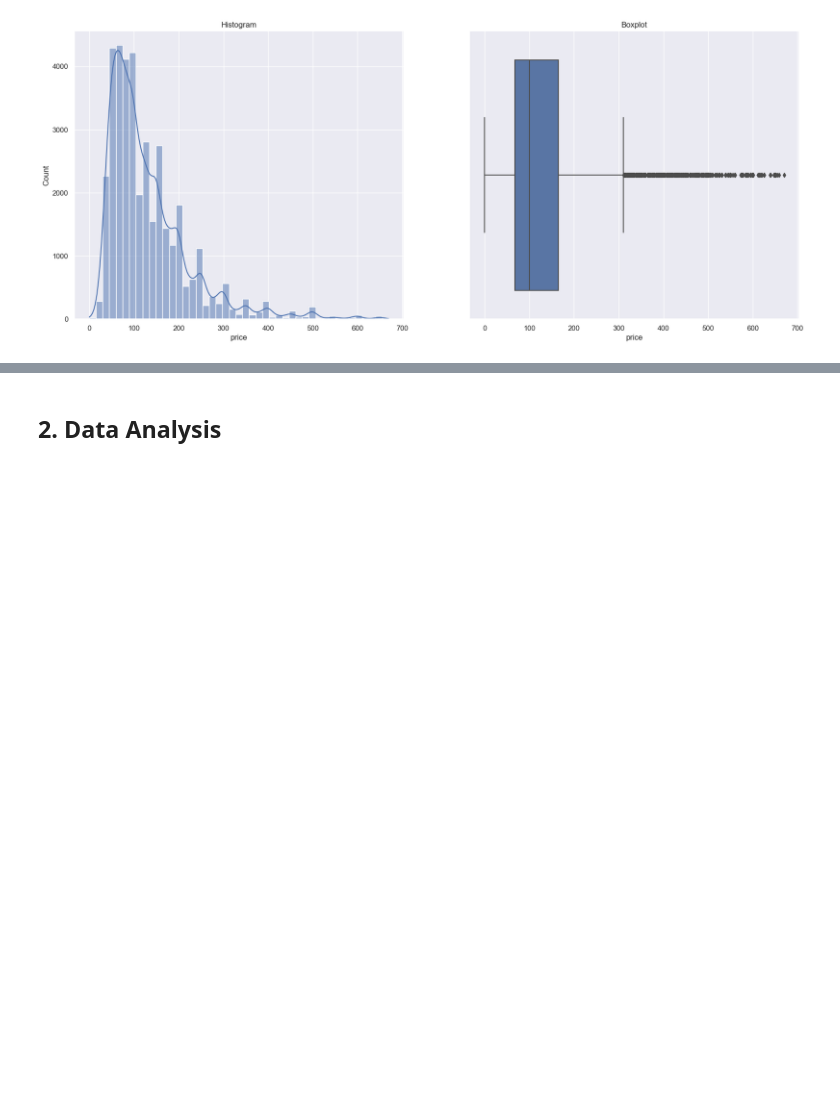
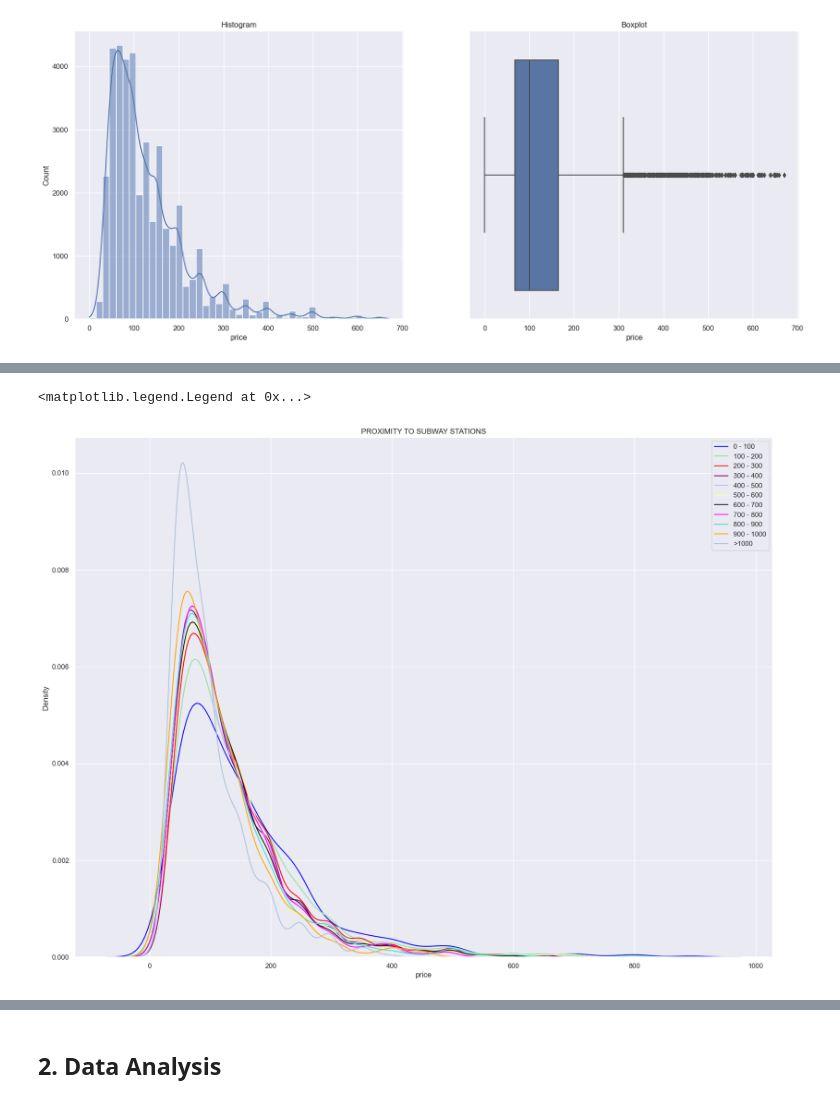
Before and after one commit to Plunksbar/VA-Final_Lab, a Jupyter notebook: data_exploration.ipynb, the cells around one changed output, grey strips where cells are left out. Cells and saved outputs as stored; diff of their text form; code cells hidden in the pictures; blank space fills up the shorter version.

```diff
--- a/data_exploration.ipynb
+++ b/data_exploration.ipynb
@@ -195,0 +388,18 @@ plt.show()
+# %%
+fig, ax = plt.subplots(1,1, figsize=(20,15))
+sns.kdeplot(df_100[df_100['price'] < df_100['price'].quantile(0.99)]['price'], ax=ax, color='blue', label='0 - 100')
+sns.kdeplot(df_200[df_200['price'] < df_200['price'].quantile(0.99)]['price'], ax=ax, color='g', label='100 - 200')
+sns.kdeplot(df_300[df_300['price'] < df_300['price'].quantile(0.99)]['price'], ax=ax, color='red', label='200 - 300')
+sns.kdeplot(df_400[df_400['price'] < df_400['price'].quantile(0.99)]['price'], ax=ax, color='purple', label='300 - 400')
+sns.kdeplot(df_500[df_500['price'] < df_500['price'].quantile(0.99)]['price'], ax=ax, color='m', label='400 - 500')
+sns.kdeplot(df_600[df_600['price'] < df_600['price'].quantile(0.99)]['price'], ax=ax, color='y', label='500 - 600')
+sns.kdeplot(df_700[df_700['price'] < df_700['price'].quantile(0.99)]['price'], ax=ax, color='k', label='600 - 700')
+sns.kdeplot(df_800[df_800['price'] < df_800['price'].quantile(0.99)]['price'], ax=ax, color='magenta', label='700 - 800')
+sns.kdeplot(df_900[df_900['price'] < df_900['price'].quantile(0.99)]['price'], ax=ax, color='turquoise', label='800 - 900')
+sns.kdeplot(df_1000[df_1000['price'] < df_1000['price'].quantile(0.99)]['price'], ax=ax, color='orange', label='900 - 1000')
+sns.kdeplot(df_else[df_else['price'] < df_else['price'].quantile(0.99)]['price'], ax=ax, color='lightsteelblue', label='>1000')
+ax.set_title('PROXIMITY TO SUBWAY STATIONS')
+ax.legend()
+# %% [output]
+<matplotlib.legend.Legend at 0x...>
+[figure, added]
```
Also changed, not shown: parts of 17 cells of this notebook, 57 other files.
